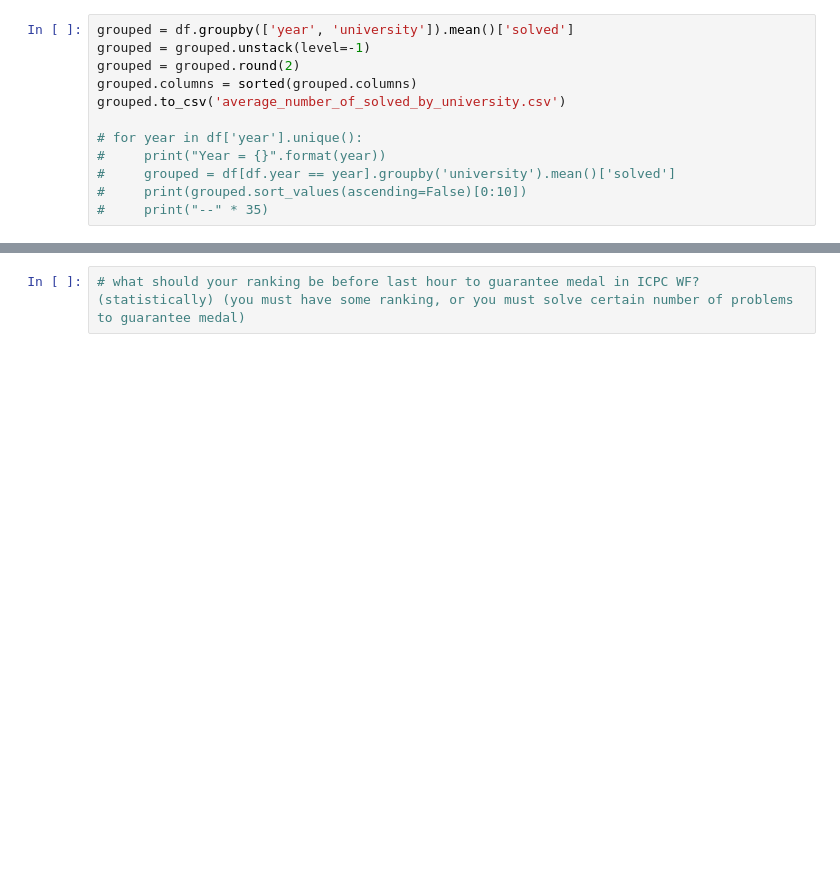
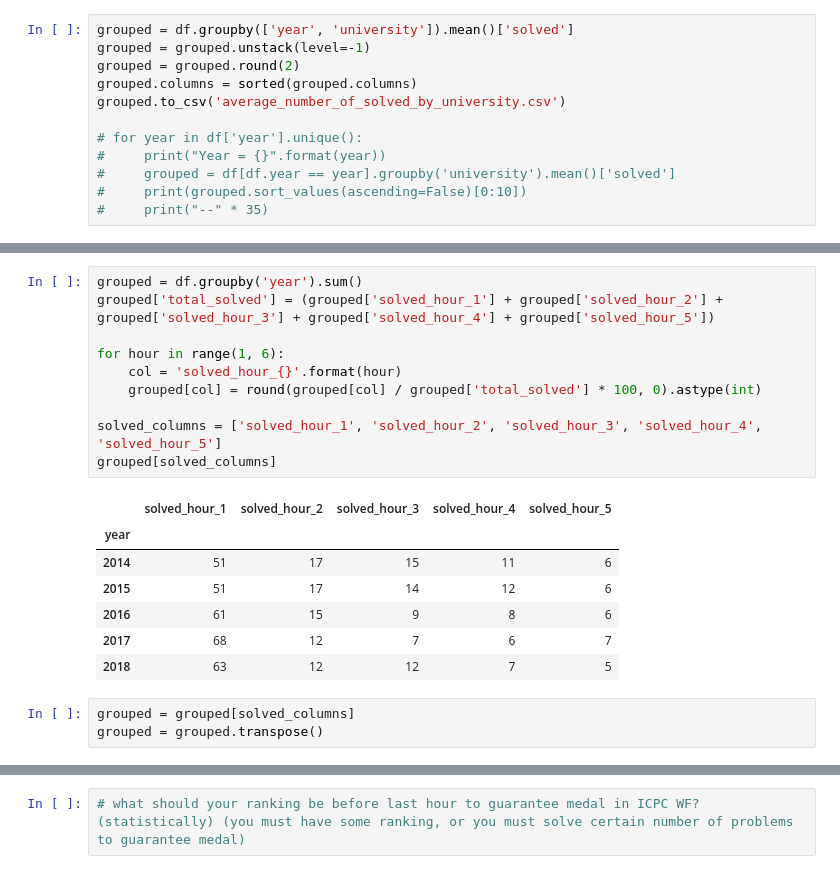
Before and after one commit to mehdikazemi8/icpc-contests, a Jupyter notebook: icpc-contests.ipynb, the cells around one changed output, grey strips where cells are left out. Drawn from its saved outputs; the diff is of its cells as text; blank space fills up the shorter version.

```diff
--- a/icpc-contests.ipynb
+++ b/icpc-contests.ipynb
@@ -242,0 +251,21 @@ df[df.ranking <= 12][['year', 'ranking', 'name', 'university', 'solved', 'solved
+# %%
+grouped = df.groupby('year').sum()
+grouped['total_solved'] = (grouped['solved_hour_1'] + grouped['solved_hour_2'] + grouped['solved_hour_3'] + grouped['solved_hour_4'] + grouped['solved_hour_5'])
+
+for hour in range(1, 6):
+    col = 'solved_hour_{}'.format(hour)
+    grouped[col] = round(grouped[col] / grouped['total_solved'] * 100, 0).astype(int)
+
+solved_columns = ['solved_hour_1', 'solved_hour_2', 'solved_hour_3', 'solved_hour_4', 'solved_hour_5']
+grouped[solved_columns]
+# %% [output]
+|  | solved_hour_1 | solved_hour_2 | solved_hour_3 | solved_hour_4 | solved_hour_5 |
+| year |  |  |  |  |  |
+| 2014 | 51 | 17 | 15 | 11 | 6 |
+| 2015 | 51 | 17 | 14 | 12 | 6 |
+| 2016 | 61 | 15 | 9 | 8 | 6 |
+| 2017 | 68 | 12 | 7 | 6 | 7 |
+| 2018 | 63 | 12 | 12 | 7 | 5 |
+# %%
+grouped = grouped[solved_columns]
+grouped = grouped.transpose()
```
Also changed, not shown: parts of 3 cells of this notebook.
